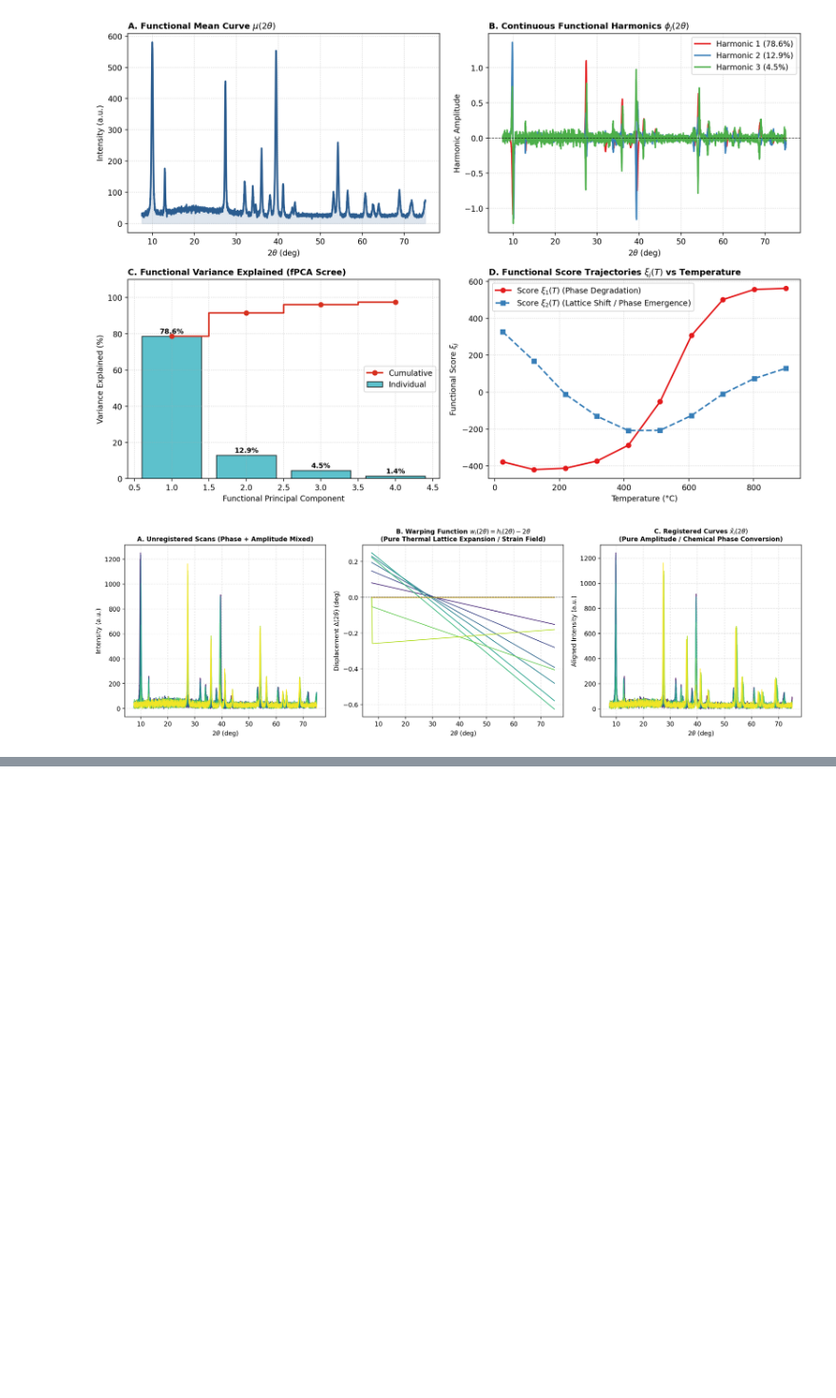
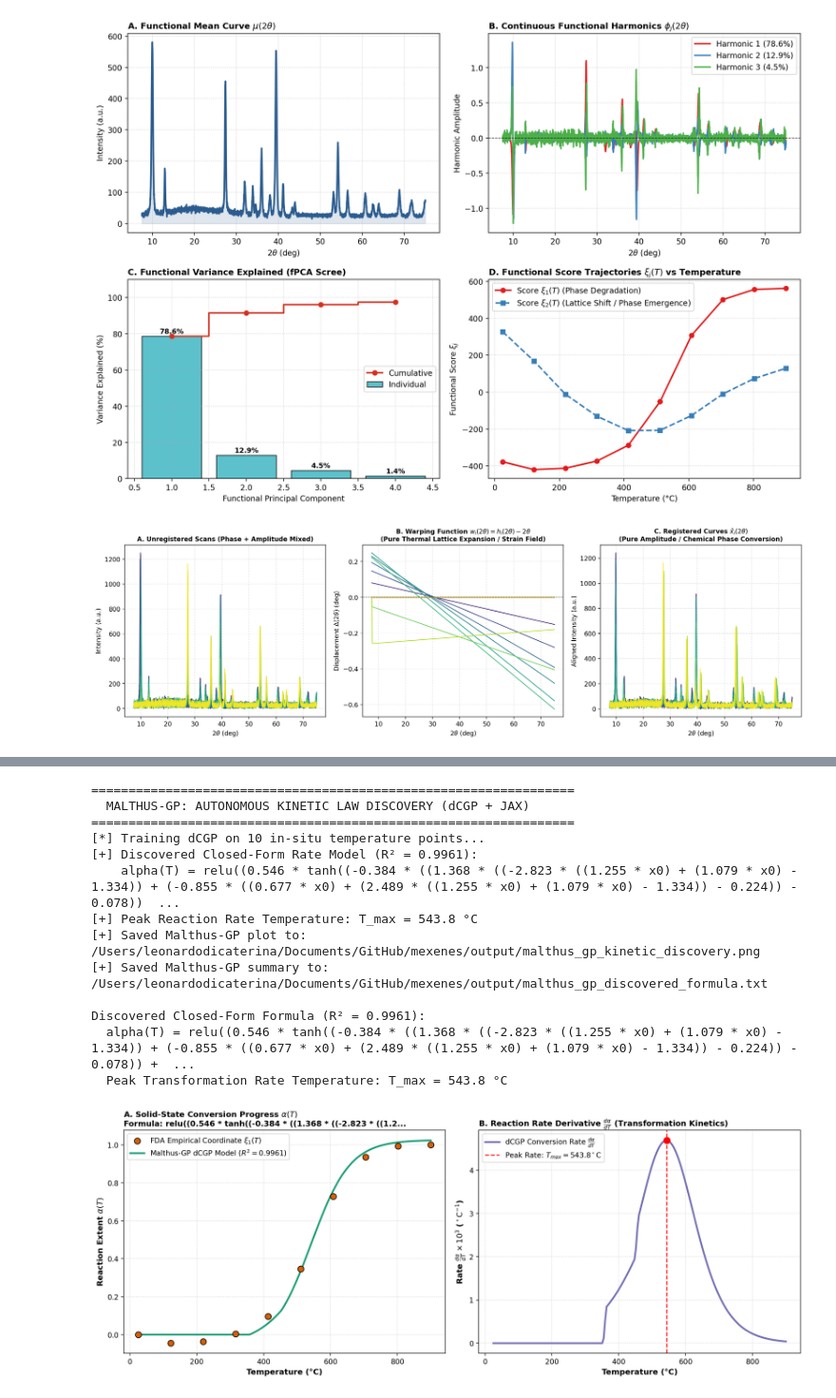
Before and after one commit to LeonardoDiCaterina/mexenes, a Jupyter notebook: insitu_xrd_analysis.ipynb, the cells around one changed output, grey strips where cells are left out. Shown at 95% size. Cells and saved outputs as stored; diff of their text form; code cells hidden in the pictures; blank space fills up the shorter version.

Commit message:
feat(gp): integrate Malthus-GP dCGP symbolic regression for solid-state reaction kinetics discovery

```diff
--- a/insitu_xrd_analysis.ipynb
+++ b/insitu_xrd_analysis.ipynb
@@ -766,0 +776,27 @@ Saved FDA Summary Table to: /Users/leonardodicaterina/Documents/GitHub/mexenes/o
+# %%
+from scripts.fda_analysis import discover_kinetics_with_malthus_gp
+from IPython.display import Image, display
+
+# Run autonomous symbolic kinetics discovery
+gp_res = discover_kinetics_with_malthus_gp(temps, fpca_res, config.OUTPUT_DIR)
+
+if gp_res:
+    print(f"\nDiscovered Closed-Form Formula (R² = {gp_res['r2']:.4f}):")
+    print(f"  alpha(T) = {gp_res['formula']}")
+    print(f"  Peak Transformation Rate Temperature: T_max = {gp_res['t_peak_rate']:.1f} °C")
+    display(Image(filename=str(gp_res['plot_path'])))
+# %% [output]
+=================================================================
+  MALTHUS-GP: AUTONOMOUS KINETIC LAW DISCOVERY (dCGP + JAX)
+=================================================================
+[*] Training dCGP on 10 in-situ temperature points...
+[+] Discovered Closed-Form Rate Model (R² = 0.9961):
+    alpha(T) = relu((0.546 * tanh((-0.384 * ((1.368 * ((-2.823 * ((1.255 * x0) + (1.079 * x0) - 1.334)) + (-0.855 * ((0.677 * x0) + (2.489 * ((1.255 * x0) + (1.079 * x0) - 1.334)) - 0.224)) - 0.078))  ...
+[+] Peak Reaction Rate Temperature: T_max = 543.8 °C
+[+] Saved Malthus-GP plot to:    /Users/leonardodicaterina/Documents/GitHub/mexenes/output/malthus_gp_kinetic_discovery.png
+[+] Saved Malthus-GP summary to: /Users/leonardodicaterina/Documents/GitHub/mexenes/output/malthus_gp_discovered_formula.txt
+
+Discovered Closed-Form Formula (R² = 0.9961):
+  alpha(T) = relu((0.546 * tanh((-0.384 * ((1.368 * ((-2.823 * ((1.255 * x0) + (1.079 * x0) - 1.334)) + (-0.855 * ((0.677 * x0) + (2.489 * ((1.255 * x0) + (1.079 * x0) - 1.334)) - 0.224)) - 0.078)) +  ...
+  Peak Transformation Rate Temperature: T_max = 543.8 °C
+[figure, added]
```
Also changed, not shown: parts of 1 cell of this notebook, 4 other files.
